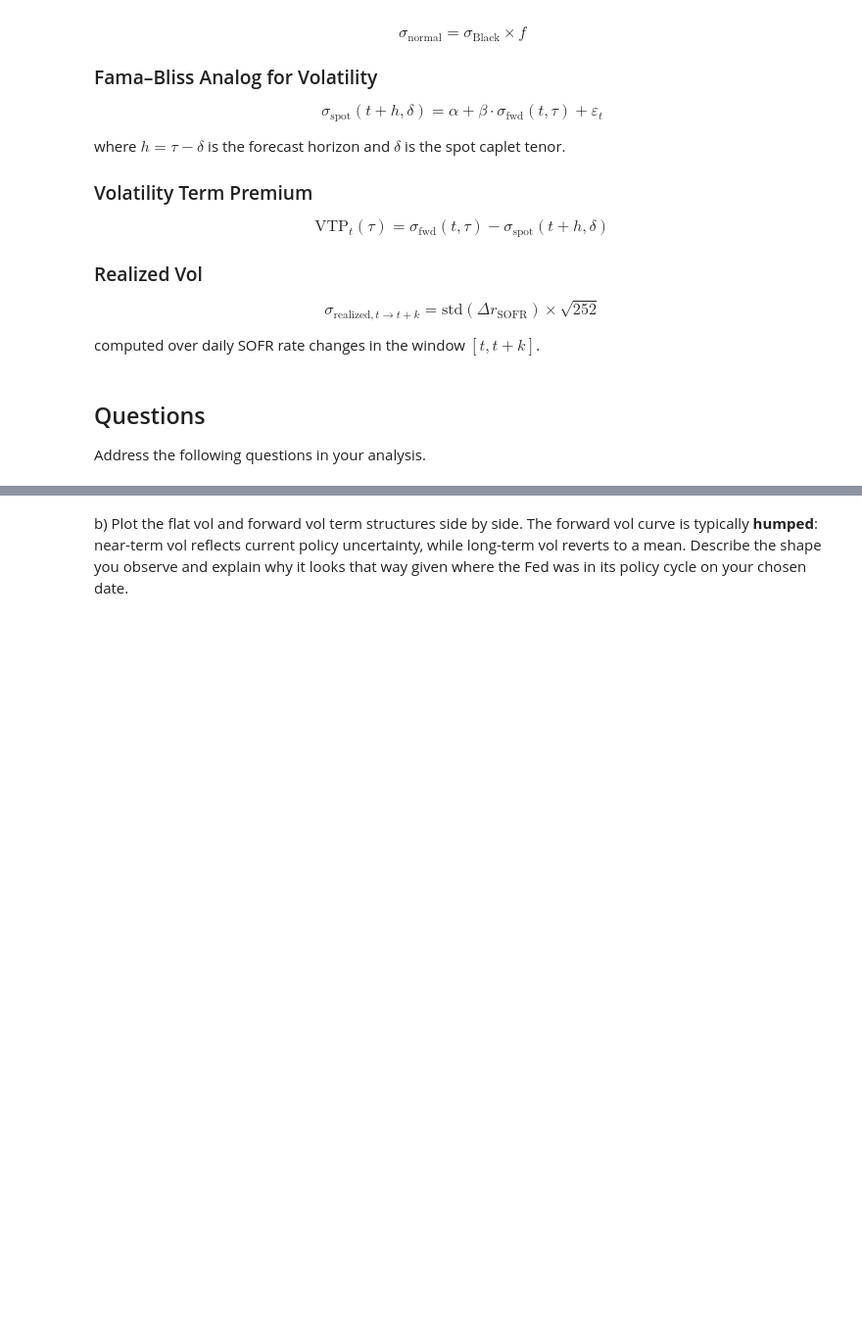
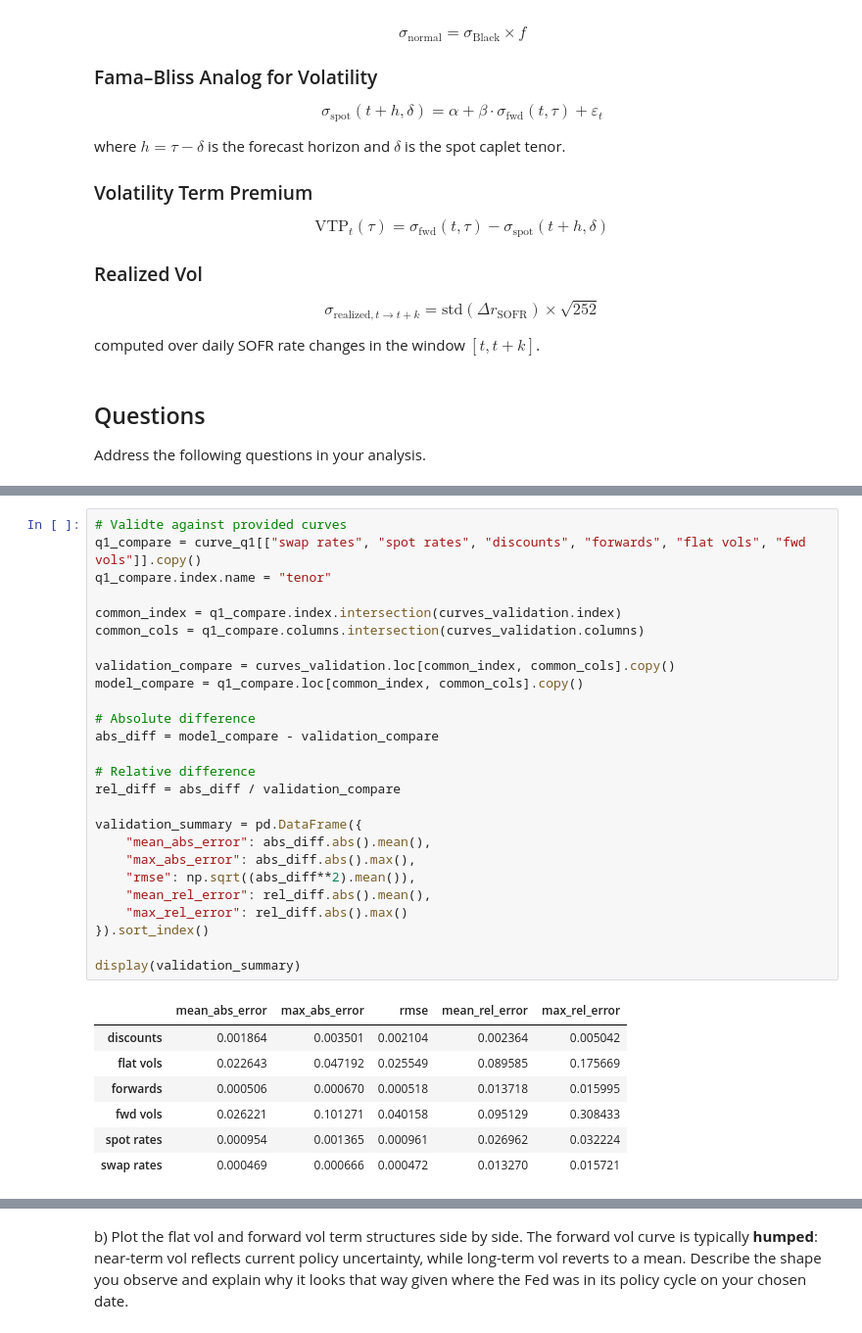
Before and after one commit to azakharove/finm37500P8, a Jupyter notebook: P8 Forward Volatility from the SOFR Cap Market_AZ.ipynb, the cells around one changed output, grey strips where cells are left out. Shown at 98% size. Saved outputs shown, nothing was run; the diff lists cells and outputs as text; blank space fills up the shorter version.

```diff
--- a/P8 Forward Volatility from the SOFR Cap Market_AZ.ipynb
+++ b/P8 Forward Volatility from the SOFR Cap Market_AZ.ipynb
@@ -530,0 +563,34 @@ display(curve_q1[["swap rates", "discounts", "forwards", "flat vols", "cap price
+# %%
+# Validte against provided curves
+q1_compare = curve_q1[["swap rates", "spot rates", "discounts", "forwards", "flat vols", "fwd vols"]].copy()
+q1_compare.index.name = "tenor"
+
+common_index = q1_compare.index.intersection(curves_validation.index)
+common_cols = q1_compare.columns.intersection(curves_validation.columns)
+
+validation_compare = curves_validation.loc[common_index, common_cols].copy()
+model_compare = q1_compare.loc[common_index, common_cols].copy()
+
+# Absolute difference
+abs_diff = model_compare - validation_compare
+
+# Relative difference
+rel_diff = abs_diff / validation_compare
+
+validation_summary = pd.DataFrame({
+    "mean_abs_error": abs_diff.abs().mean(),
+    "max_abs_error": abs_diff.abs().max(),
+    "rmse": np.sqrt((abs_diff**2).mean()),
+    "mean_rel_error": rel_diff.abs().mean(),
+    "max_rel_error": rel_diff.abs().max()
+}).sort_index()
+
+display(validation_summary)
+# %% [output]
+|  | mean_abs_error | max_abs_error | rmse | mean_rel_error | max_rel_error |
+| discounts | 0.001864 | 0.003501 | 0.002104 | 0.002364 | 0.005042 |
+| flat vols | 0.022643 | 0.047192 | 0.025549 | 0.089585 | 0.175669 |
+| forwards | 0.000506 | 0.000670 | 0.000518 | 0.013718 | 0.015995 |
+| fwd vols | 0.026221 | 0.101271 | 0.040158 | 0.095129 | 0.308433 |
+| spot rates | 0.000954 | 0.001365 | 0.000961 | 0.026962 | 0.032224 |
+| swap rates | 0.000469 | 0.000666 | 0.000472 | 0.013270 | 0.015721 |
```
Also changed, not shown: parts of 26 cells of this notebook.
